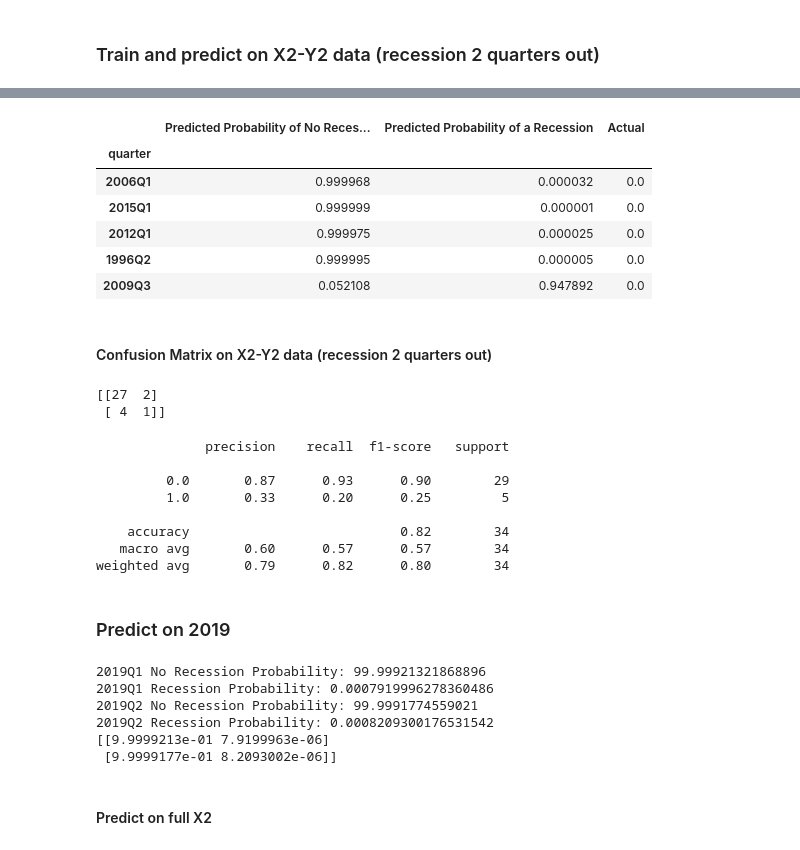
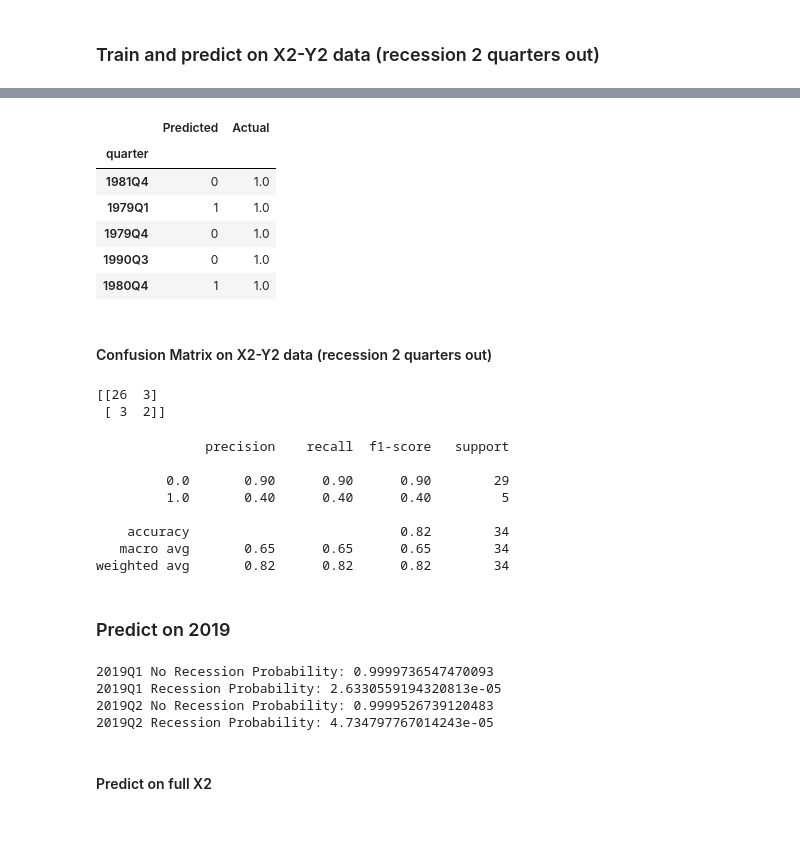
Before and after one commit to lorijta92/machine-learning-predicting-recessions, a Jupyter notebook: RNN_LSTM_shuffled.ipynb, the cells around one changed output, grey strips where cells are left out. Saved outputs shown, nothing was run; the diff lists cells and outputs as text; code cells hidden in the pictures.

```diff
--- a/RNN_LSTM_shuffled.ipynb
+++ b/RNN_LSTM_shuffled.ipynb
@@ -40,4 +14,7 @@ df = df.rename(columns={'target':'recession_actual'})
 # %%
+# Read in data
+df = pd.read_csv("resources/all_data.csv")
+
 # Set index to quarter
 df = df.set_index('quarter')
 # %%
@@ -85,7 +61,7 @@ y1 = df_q1['recession_1q_out']
 y2 = df_q2['recession_2q_out']
 y3 = df_q4['recession_4q_out']
 # %%
-# Drop target
-df_q1 = df_q1.drop(columns=['recession_1q_out'])
-df_q2 = df_q2.drop(columns=['recession_2q_out'])
-df_q4 = df_q4.drop(columns=['recession_4q_out'])
+# Define X
+X1 = df_q1.drop(columns=['recession_1q_out'])
+X2 = df_q2.drop(columns=['recession_2q_out'])
+X3 = df_q4.drop(columns=['recession_4q_out'])
@@ -98,9 +69,9 @@ X_q4 = df_q4
 ### Split and scale data
 # %%
 # Split data into training and testing
-X1_train, X1_test, y1_train, y1_test=train_test_split(X_q1, y1, train_size=0.8, random_state=42, stratify=y1)
-X2_train, X2_test, y2_train, y2_test=train_test_split(X_q2, y2, train_size=0.8, random_state=42, stratify=y2)
-X3_train, X3_test, y3_train, y3_test=train_test_split(X_q4, y3, train_size=0.8, random_state=42, stratify=y3)
+X1_train, X1_test, y1_train, y1_test=train_test_split(X1, y1, train_size=0.8, stratify=y1)
+X2_train, X2_test, y2_train, y2_test=train_test_split(X2, y2, train_size=0.8, stratify=y2)
+X3_train, X3_test, y3_train, y3_test=train_test_split(X3, y3, train_size=0.8, stratify=y3)
 # %%
 # Create scaler object
 X1_scaler = StandardScaler().fit(X1_train)
@@ -314,16 +297,16 @@ predictions2_prob = model.predict_proba(reshaped_X2_test_scaled)
 predictions2_class = model.predict_classes(reshaped_X2_test_scaled)
 # %%
 # Compare results
-two_qtrs_out = pd.DataFrame({"Predicted Probability of No Recession":predictions2_prob[:,0], "Predicted Probability of a Recession":predictions2_prob[:,1], "Actual":y2_test})
-two_qtrs_out.head()
+two_qtrs_out = pd.DataFrame({"Predicted":predictions2_class, "Actual":y2_test})
+two_qtrs_out.loc[two_qtrs_out["Actual"]==1]
 # %% [output]
-|  | Predicted Probability of No Reces... | Predicted Probability of a Recession | Actual |
-| quarter |  |  |  |
-| 2006Q1 | 0.999968 | 0.000032 | 0.0 |
-| 2015Q1 | 0.999999 | 0.000001 | 0.0 |
-| 2012Q1 | 0.999975 | 0.000025 | 0.0 |
-| 1996Q2 | 0.999995 | 0.000005 | 0.0 |
-| 2009Q3 | 0.052108 | 0.947892 | 0.0 |
+|  | Predicted | Actual |
+| quarter |  |  |
+| 1981Q4 | 0 | 1.0 |
+| 1979Q1 | 1 | 1.0 |
+| 1979Q4 | 0 | 1.0 |
+| 1990Q3 | 0 | 1.0 |
+| 1980Q4 | 1 | 1.0 |
 # %% [markdown]
 #### Confusion Matrix on X2-Y2 data (recession 2 quarters out)
 # %%
@@ -331,19 +314,19 @@ two_qtrs_out.head()
 con_mat = confusion_matrix(y2_test, predictions2_class)
 print(con_mat)
 # %% [output]
-[[27  2]
- [ 4  1]]
+[[26  3]
+ [ 3  2]]
 # %%
 # Score model
 print(classification_report(y2_test, predictions2_class))
 # %% [output]
               precision    recall  f1-score   support
 
-         0.0       0.87      0.93      0.90        29
-         1.0       0.33      0.20      0.25         5
+         0.0       0.90      0.90      0.90        29
+         1.0       0.40      0.40      0.40         5
 
     accuracy                           0.82        34
-   macro avg       0.60      0.57      0.57        34
-weighted avg       0.79      0.82      0.80        34
+   macro avg       0.65      0.65      0.65        34
+weighted avg       0.82      0.82      0.82        34
 # %%
 # Save model
@@ -360,18 +343,15 @@ reshaped_X2_2019 = reshape_data(scaled_X2_2019)
 
 # Predict on 2019
 pred_X2_2019 = model.predict_proba(reshaped_X2_2019)
-print(f"2019Q1 No Recession Probability: {pred_X2_2019[0][0]*100}")
-print(f"2019Q1 Recession Probability: {pred_X2_2019[0][1]*100}")
-print(f"2019Q2 No Recession Probability: {pred_X2_2019[1][0]*100}")
-print(f"2019Q2 Recession Probability: {pred_X2_2019[1][1]*100}")
-print(pred_X2_2019)
+print(f"2019Q1 No Recession Probability: {pred_X2_2019[0][0]}")
+print(f"2019Q1 Recession Probability: {pred_X2_2019[0][1]}")
+print(f"2019Q2 No Recession Probability: {pred_X2_2019[1][0]}")
+print(f"2019Q2 Recession Probability: {pred_X2_2019[1][1]}")
 # %% [output]
-2019Q1 No Recession Probability: 99.99921321868896
-2019Q1 Recession Probability: 0.0007919996278360486
-2019Q2 No Recession Probability: 99.9991774559021
-2019Q2 Recession Probability: 0.0008209300176531542
-[[9.9999213e-01 7.9199963e-06]
- [9.9999177e-01 8.2093002e-06]]
+2019Q1 No Recession Probability: 0.9999736547470093
+2019Q1 Recession Probability: 2.6330559194320813e-05
+2019Q2 No Recession Probability: 0.9999526739120483
+2019Q2 Recession Probability: 4.734797767014243e-05
 # %% [markdown]
 #### Predict on full X2
 # %%
```
Also changed, not shown: parts of 35 cells of this notebook, 13 other files.
